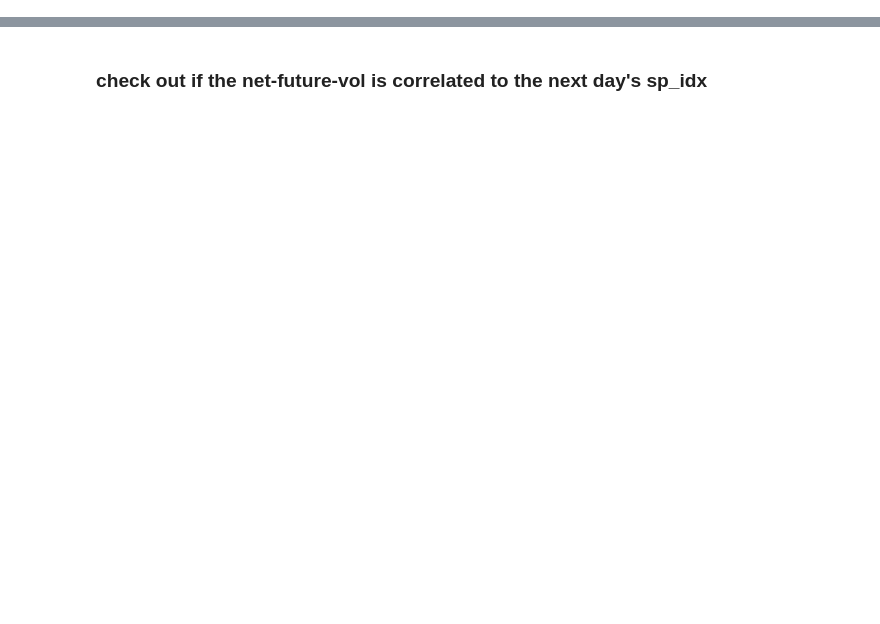
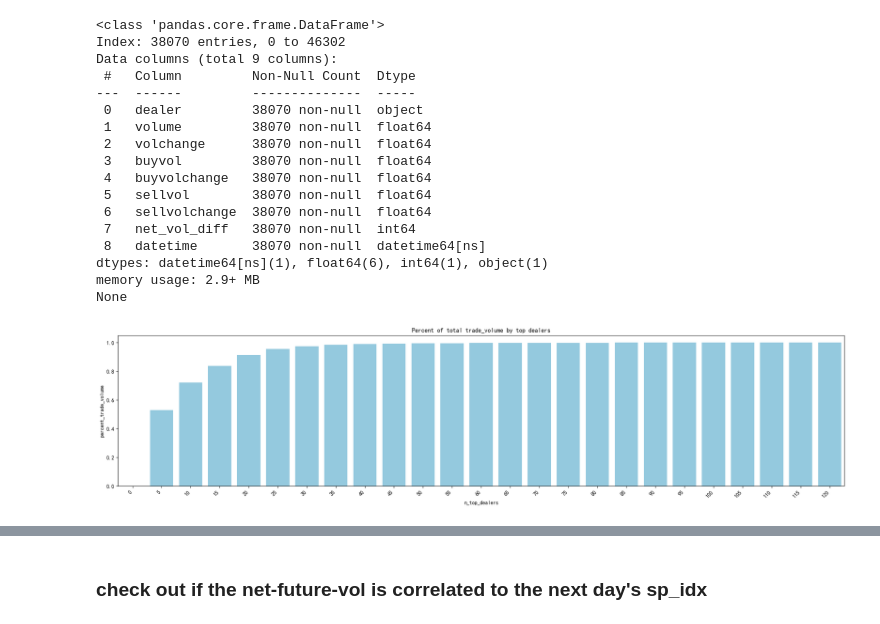
Before and after one commit to mingl2000/UCBCapstone, a Jupyter notebook: data_explore3.ipynb, the cells around one changed output, grey strips where cells are left out. Cells and saved outputs as stored; diff of their text form; code cells hidden in the pictures; blank space fills up the shorter version.

```diff
--- a/data_explore3.ipynb
+++ b/data_explore3.ipynb
@@ -6,5 +6,9 @@ import argparse
 import numpy as np
 import matplotlib.pyplot as plt
 import seaborn as sns
+import yfinance as yf
+import math
 plt.rcParams['font.family'] = 'SimHei'
+plt.rcParams['font.sans-serif'] = ['Microsoft YaHei', 'Arial Unicode MS', 'SimHei', 'DejaVu Sans']
+plt.rcParams['axes.unicode_minus'] = False
 # %% [markdown]
@@ -69,0 +134,25 @@ Date
+# %%
+df_vol_percent=get_total_trade_vol_top_dealers(df_future)
+plot_one(df_vol_percent,'barplot',x_col='n_top_dealers', y_col='percent_trade_volume', title='Percent of total trade_volume by top dealers', color='skyblue')
+df_future_top=get_idx_future_top_traders(df_future,50)
+top_dealers=df_future_top['dealer'].unique()
+print(df_future_top.info())
+# %% [output]
+<class 'pandas.core.frame.DataFrame'>
+Index: 38070 entries, 0 to 46302
+Data columns (total 9 columns):
+ #   Column         Non-Null Count  Dtype
+---  ------         --------------  -----
+ 0   dealer         38070 non-null  object
+ 1   volume         38070 non-null  float64
+ 2   volchange      38070 non-null  float64
+ 3   buyvol         38070 non-null  float64
+ 4   buyvolchange   38070 non-null  float64
+ 5   sellvol        38070 non-null  float64
+ 6   sellvolchange  38070 non-null  float64
+ 7   net_vol_diff   38070 non-null  int64
+ 8   datetime       38070 non-null  datetime64[ns]
+dtypes: datetime64[ns](1), float64(6), int64(1), object(1)
+memory usage: 2.9+ MB
+None
+[figure, added]
```
Also changed, not shown: parts of 31 cells of this notebook, 2 other files.
